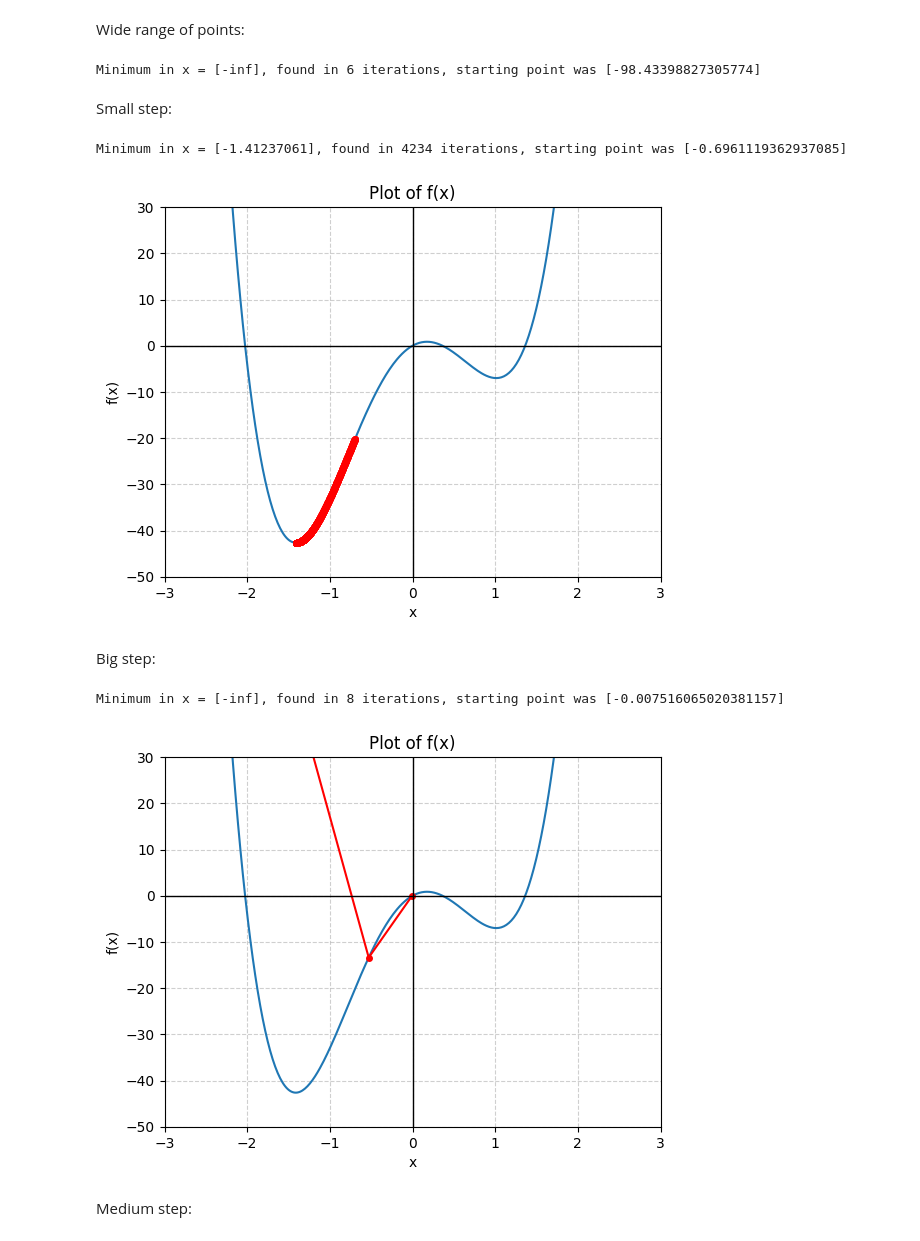
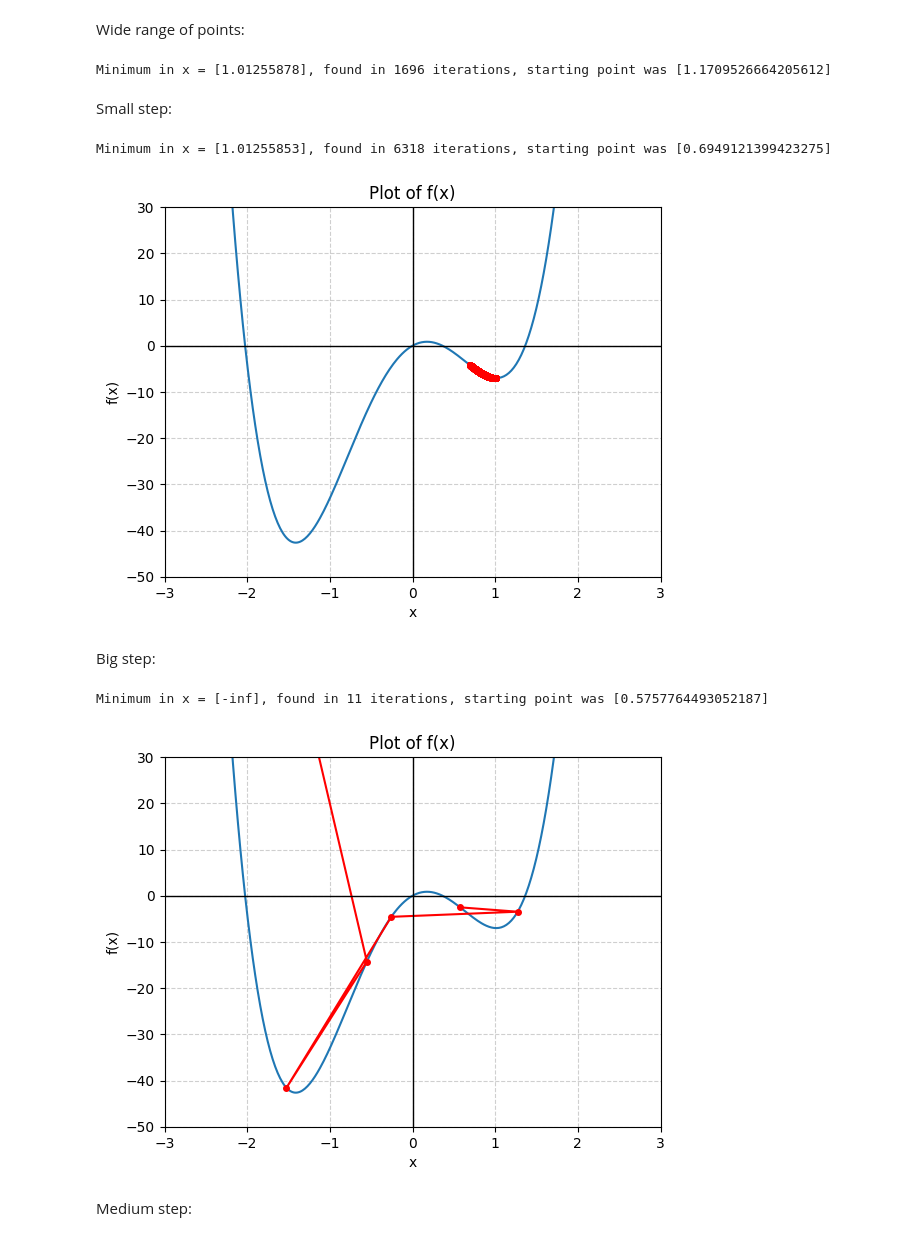
Before and after one commit to NataszaJarecka/WSI_LABS, a Jupyter notebook: Lab 1/experiments.ipynb, the cells around one changed output. Saved outputs shown, nothing was run; the diff lists cells and outputs as text; code cells hidden in the pictures.

```diff
--- a/Lab 1/experiments.ipynb
+++ b/Lab 1/experiments.ipynb
@@ -54,11 +54,11 @@ step = 0.0001
 
 start = [rnd_int]
 
-point, i, all_points = gradient_descent(F, F_VARIABLES, step, start, F_PRESICION, F_ITER)
+point, i, all_points = gradient_descent(F, F_VARIABLES, step, start, F_PRECISION, F_ITER)
 
 print(f'Minimum in x = {point}, found in {i} iterations, starting point was {start}')
 # %% [output]
-Minimum in x = [-inf], found in 6 iterations, starting point was [-98.43398827305774]
+Minimum in x = [1.01255878], found in 1696 iterations, starting point was [1.1709526664205612]
 # %% [markdown]
 Small step:
 # %%
@@ -68,7 +68,7 @@ step = 0.00003
 
 start = [rnd_int]
 
-point, i, all_points = gradient_descent(F, F_VARIABLES, step, start, F_PRESICION, F_ITER)
+point, i, all_points = gradient_descent(F, F_VARIABLES, step, start, F_PRECISION, F_ITER)
 
 print(f'Minimum in x = {point}, found in {i} iterations, starting point was {start}')
 
@@ -94,8 +94,8 @@ plt.ylabel("f(x)")
 
 plt.show()
 # %% [output]
-Minimum in x = [-1.41237061], found in 4234 iterations, starting point was [-0.6961119362937085]
+Minimum in x = [1.01255853], found in 6318 iterations, starting point was [0.6949121399423275]
-[figure, old version]
+[figure, new version]
 # %% [markdown]
 Big step:
 # %%
@@ -103,36 +103,36 @@ rnd_int = random.uniform(-2, 1.5)
 
 step = 0.05
 
 start = [rnd_int]
 
-point, i, all_points = gradient_descent(F, F_VARIABLES, step, start, F_PRESICION, F_ITER)
+point, i, all_points = gradient_descent(F, F_VARIABLES, step, start, F_PRECISION, F_ITER)
 
 print(f'Minimum in x = {point}, found in {i} iterations, starting point was {start}')
 
 # visualisation
 
 all_points = np.array(all_points)
 
 y_points = F(all_points)
 
 plt.plot(X, Y_F, label=str(F))
 
 plt.plot(all_points, y_points, marker='o', linestyle='-', color='r', markersize=4)
 
 
 plt.axhline(0, color='black', linewidth=1)
 plt.axvline(0, color='black', linewidth=1)
 plt.grid(True, linestyle='--', alpha=0.6)
 plt.ylim(-50, 30)
 plt.xlim(-3, 3)
 plt.title("Plot of f(x)")
 plt.xlabel("x")
 plt.ylabel("f(x)")
 
 plt.show()
 # %% [output]
-Minimum in x = [-inf], found in 8 iterations, starting point was [-0.007516065020381157]
+Minimum in x = [-inf], found in 11 iterations, starting point was [0.5757764493052187]
-[figure, old version]
+[figure, new version]
 # %% [markdown]
 Medium step:
 # %%
```
Also changed, not shown: parts of 9 cells of this notebook, 2 other files.
